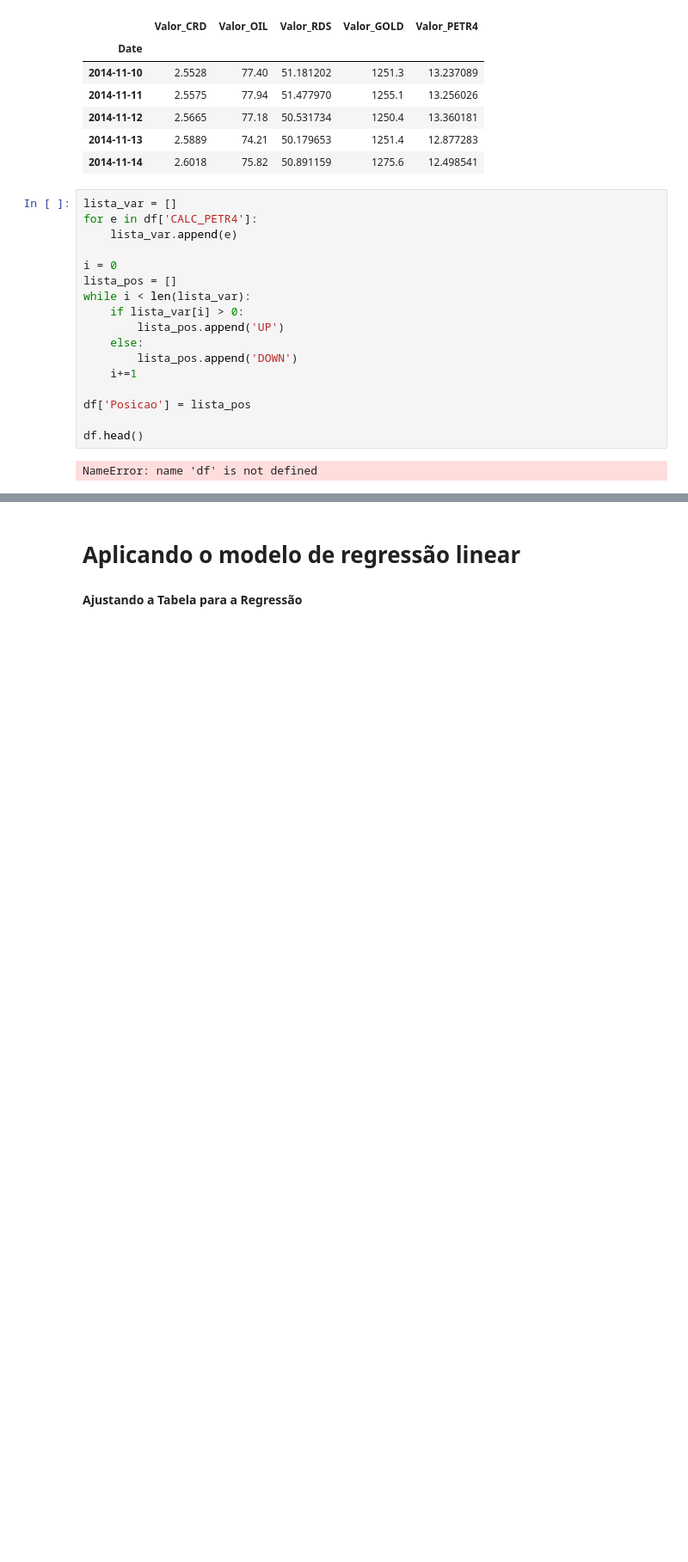
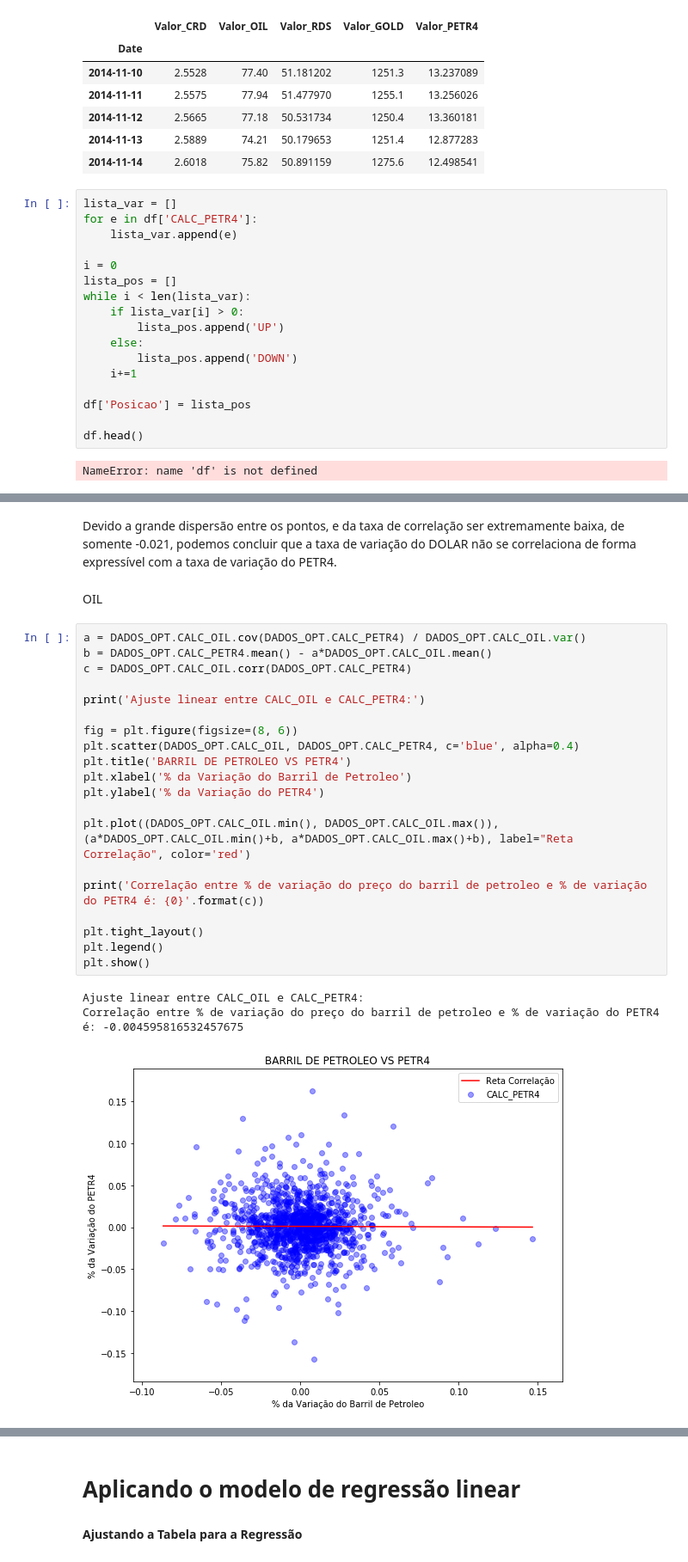
Before and after one commit to enricofd/Projeto_3_CD, a Jupyter notebook: Relatório Final.ipynb, the cells around one changed output, grey strips where cells are left out. Shown: that part at 86% size. Saved outputs shown, nothing was run; the diff lists cells and outputs as text; blank space fills up the shorter version.

```diff
--- a/Relatório Final.ipynb
+++ b/Relatório Final.ipynb
@@ -315,0 +362,28 @@ Análise:
+# %% [markdown]
+Devido a grande dispersão entre os pontos, e da taxa de correlação ser extremamente baixa, de somente -0.021, podemos concluir que a taxa de variação do DOLAR não se correlaciona de forma expressível com a taxa de variação do PETR4.
+# %% [markdown]
+OIL
+# %%
+a = DADOS_OPT.CALC_OIL.cov(DADOS_OPT.CALC_PETR4) / DADOS_OPT.CALC_OIL.var()
+b = DADOS_OPT.CALC_PETR4.mean() - a*DADOS_OPT.CALC_OIL.mean()
+c = DADOS_OPT.CALC_OIL.corr(DADOS_OPT.CALC_PETR4)
+
+print('Ajuste linear entre CALC_OIL e CALC_PETR4:')
+
+fig = plt.figure(figsize=(8, 6))
+plt.scatter(DADOS_OPT.CALC_OIL, DADOS_OPT.CALC_PETR4, c='blue', alpha=0.4)
+plt.title('BARRIL DE PETROLEO VS PETR4')
+plt.xlabel('% da Variação do Barril de Petroleo')
+plt.ylabel('% da Variação do PETR4')
+
+plt.plot((DADOS_OPT.CALC_OIL.min(), DADOS_OPT.CALC_OIL.max()), (a*DADOS_OPT.CALC_OIL.min()+b, a*DADOS_OPT.CALC_OIL.max()+b), label="Reta Correlação", color='red')
+
+print('Correlação entre % de variação do preço do barril de petroleo e % de variação do PETR4 é: {0}'.format(c))
+
+plt.tight_layout()
+plt.legend()
+plt.show()
+# %% [output]
+Ajuste linear entre CALC_OIL e CALC_PETR4:
+Correlação entre % de variação do preço do barril de petroleo e % de variação do PETR4 é: -0.004595816532457675
+[figure, added]
```
Also changed, not shown: parts of 106 cells of this notebook.
